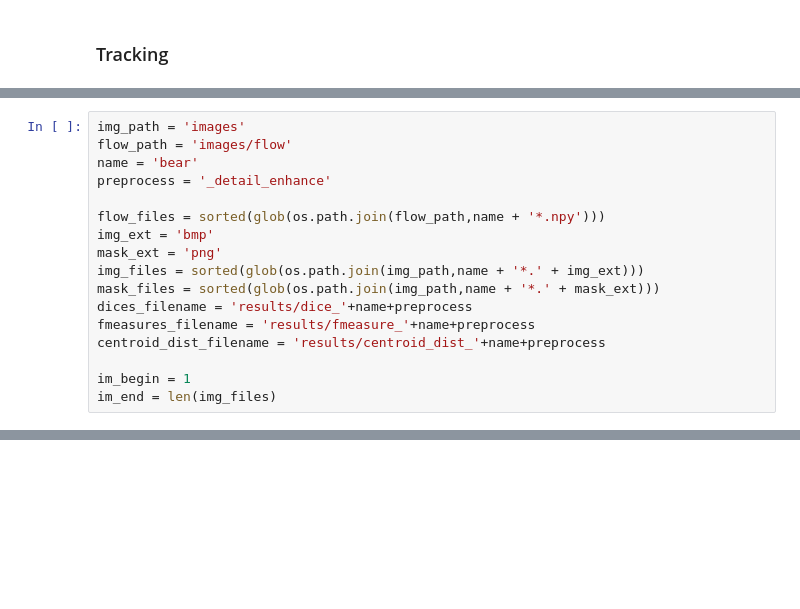
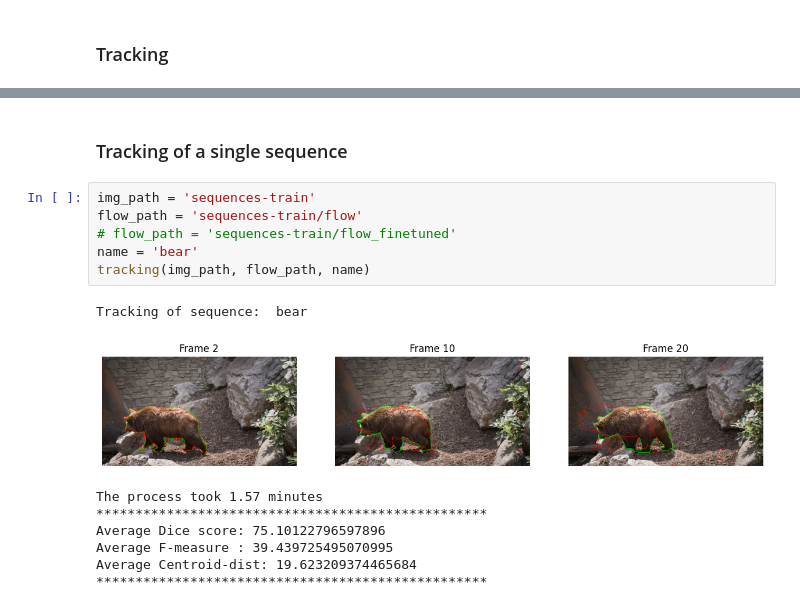
Before and after one commit to mariacflorenza/ComputerVision-FlowNet, a Jupyter notebook: FlowNet_tracking.ipynb, the cells around one changed output, grey strips where cells are left out. Cells and saved outputs as stored; diff of their text form; blank space fills up the shorter version.

Commit message:
cleaned tracking notebook

```diff
--- a/FlowNet_tracking.ipynb
+++ b/FlowNet_tracking.ipynb
@@ -196,17 +202,0 @@ from skimage.measure import regionprops
-# %%
-img_path = 'images'
-flow_path = 'images/flow'
-name = 'bear'
-preprocess = '_detail_enhance'
-
-flow_files = sorted(glob(os.path.join(flow_path,name + '*.npy')))
-img_ext = 'bmp'
-mask_ext = 'png'
-img_files = sorted(glob(os.path.join(img_path,name + '*.' + img_ext)))
-mask_files = sorted(glob(os.path.join(img_path,name + '*.' + mask_ext)))
-dices_filename = 'results/dice_'+name+preprocess
-fmeasures_filename = 'results/fmeasure_'+name+preprocess
-centroid_dist_filename = 'results/centroid_dist_'+name+preprocess
-
-im_begin = 1
-im_end = len(img_files)
@@ -280,0 +287,17 @@ The process took 0.76 minutes
+# %% [markdown]
+### Tracking of a single sequence
+# %%
+img_path = 'sequences-train'
+flow_path = 'sequences-train/flow'
+# flow_path = 'sequences-train/flow_finetuned'
+name = 'bear'
+tracking(img_path, flow_path, name)
+# %% [output]
+Tracking of sequence:  bear
+[figure, added]
+The process took 1.57 minutes
+**************************************************
+Average Dice score: 75.10122796597896
+Average F-measure : 39.439725495070995
+Average Centroid-dist: 19.623209374465684
+**************************************************
```
Also changed, not shown: parts of 10 cells of this notebook.
